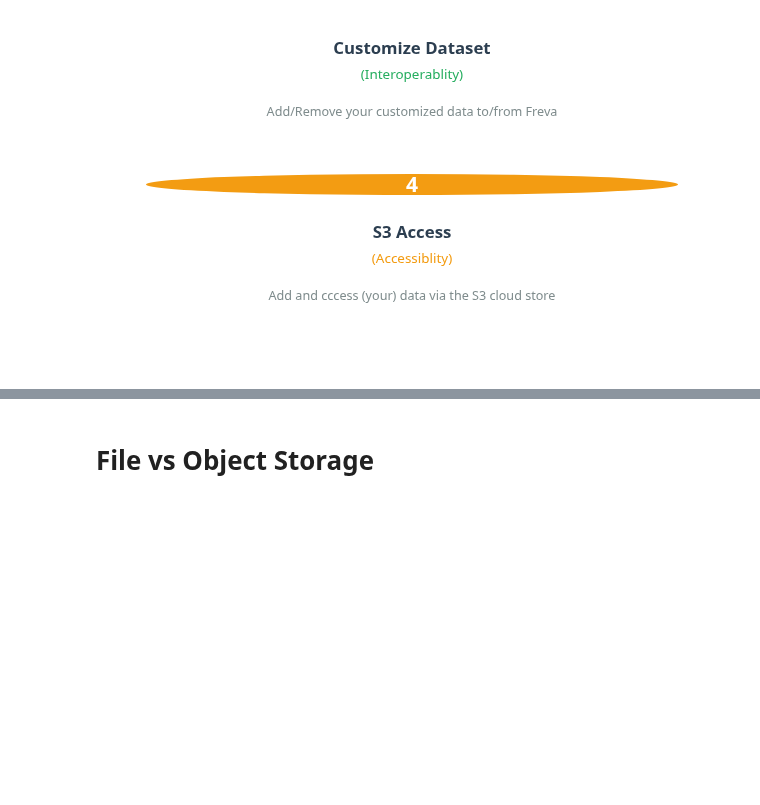
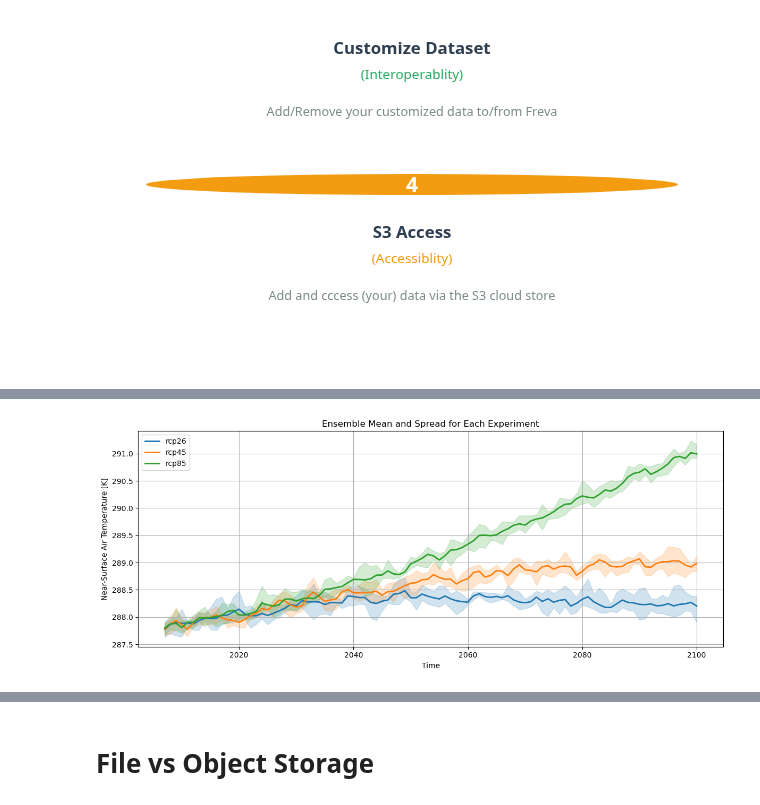
Before and after one commit to freva-org/Talks, a Jupyter notebook: DataSearchWorkshop2025/FrevaWorkshop.ipynb, the cells around one changed output, grey strips where cells are left out. Saved outputs shown, nothing was run; the diff lists cells and outputs as text; code cells hidden in the pictures; blank space fills up the shorter version.

```diff
--- a/DataSearchWorkshop2025/FrevaWorkshop.ipynb
+++ b/DataSearchWorkshop2025/FrevaWorkshop.ipynb
@@ -682,0 +1145,18 @@ Attributes:
+# %%
+temp_dir=$(mktemp -d --suffix cdo)
+for exp in $experiments ;do
+    outlist=()
+    # Let's get only the first 5 ensemble member for brevity
+    members=$(freva-client databrowser metadata-search \
+    project=mpi-ge variable=tas time_frequency=mon --time="2025-01 to 2100-12" experiment="$exp" --json |
+    jq -r '.ensemble | unique | .[:5] | join(" ")')
+    for ens in $members;do
+        echo -ne "Reading data and calculating TS for experiment $exp in ens: $ens\r"
+        files=$(freva-client databrowser data-search project=mpi-ge variable=tas time_frequency=mon --time="2025-01 to 2100-12" experiment=$exp ensemble=$ens realm=atmos)
+        outfile="$temp_dir/tas_mean_${exp}_${ens}.nc"
+        cdo -s fldmean -mergetime $files "$outfile"
+        outlist+=("$outfile")
+    done
+    cdo mergetime "${outlist[@]}" "$temp_dir/tas_ensemble_${exp}.nc"
+done
+cdo mergetime $temp_dir/tas_ensemble_*.nc tas_all_experiments.nc
@@ -682,0 +1180,41 @@ Attributes:
+# %%
+import matplotlib.pyplot as plt
+
+# Create a color cycle for different experiments
+colors = plt.rcParams["axes.prop_cycle"].by_key()["color"]
+
+plt.figure(figsize=(12, 5))
+
+for i, exp in enumerate(data.experiment.values):
+    ts = data.sel(experiment=exp).resample(time="1YE").mean()
+    ts_min = ts.min(dim="ensemble").squeeze()
+    ts_max = ts.max(dim="ensemble").squeeze()
+    ts_mean = ts.mean(dim="ensemble").squeeze()
+    # Plot min–max shading
+    plt.fill_between(
+        ts.time,
+        ts_min,
+        ts_max,
+        color=colors[i % len(colors)],
+        alpha=0.2,
+        label=None,
+    )
+    # Plot mean line
+    plt.plot(
+        ts.time,
+        ts_mean,
+        color=colors[i % len(colors)],
+        linewidth=2,
+        label=f"{exp}"
+    )
+
+# Add plot decorations
+plt.title("Ensemble Mean and Spread for Each Experiment")
+plt.xlabel("Time")
+plt.ylabel(f"{data.attrs['long_name']} [{data.attrs['units']}]")  # Replace with actual units
+plt.legend()
+plt.grid(True)
+plt.tight_layout()
+plt.show()
+# %% [output]
+[figure, added]
```
Also changed, not shown: parts of 151 cells of this notebook.
